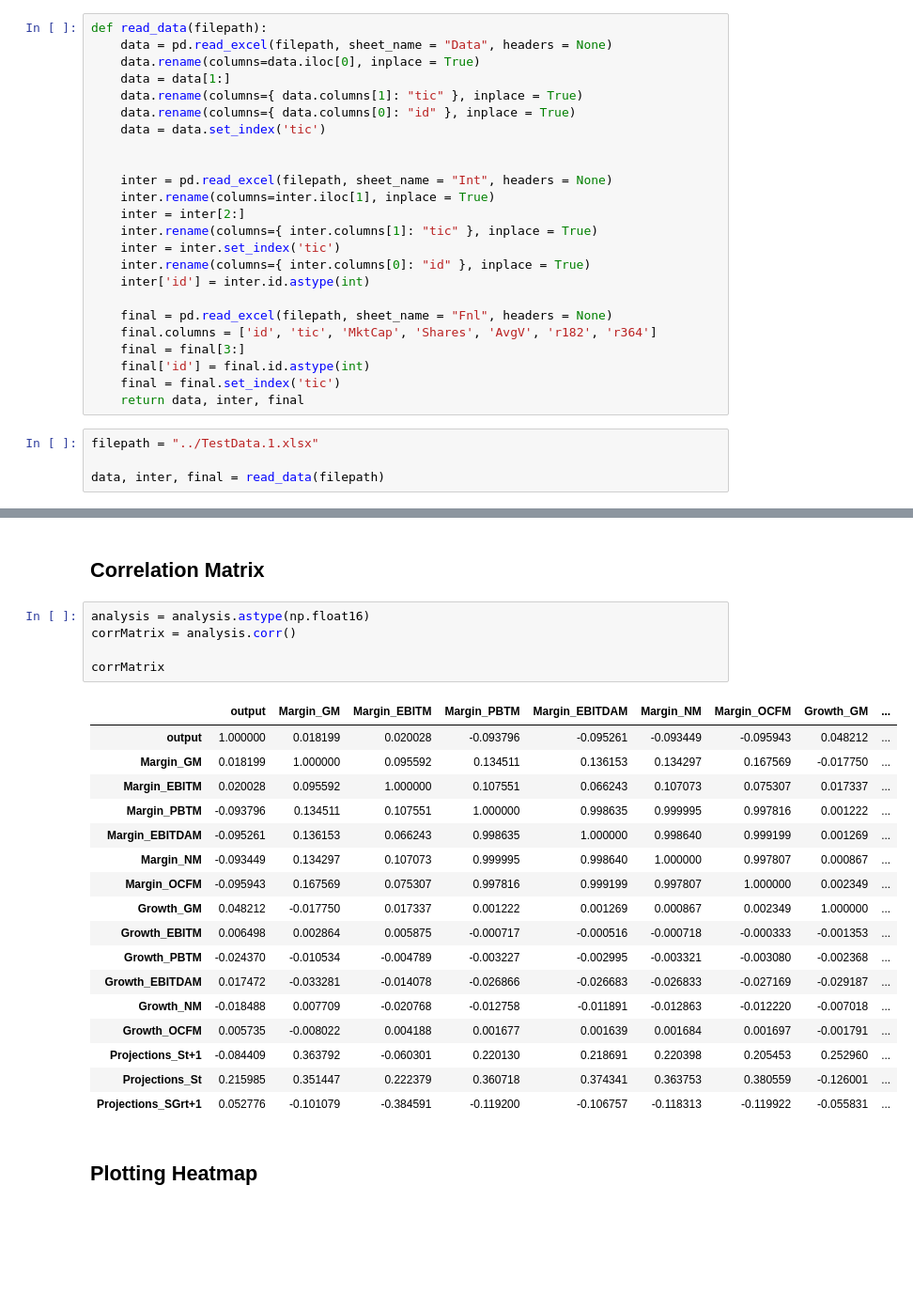
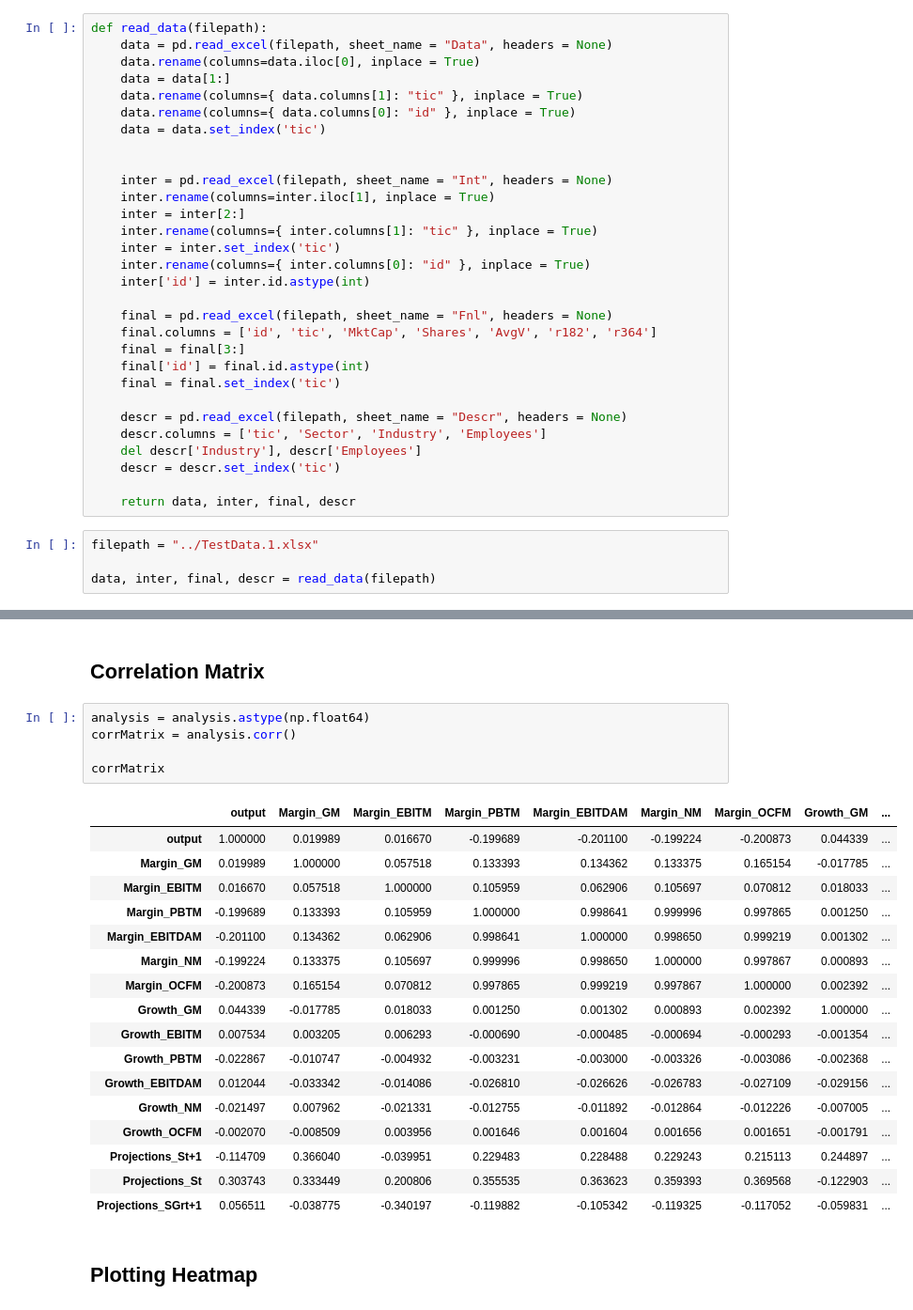
Before and after one commit to bajajahsaas/Analyzing-Financial-Data, a Jupyter notebook: notebooks/run.ipynb, the cells around one changed output, grey strips where cells are left out. Shown at 94% size. Drawn from its saved outputs; the diff is of its cells as text; blank space fills up the shorter version.

```diff
--- a/notebooks/run.ipynb
+++ b/notebooks/run.ipynb
@@ -27,11 +32,17 @@ def read_data(filepath):
     final = final[3:]
     final['id'] = final.id.astype(int)
     final = final.set_index('tic')
-    return data, inter, final
+
+    descr = pd.read_excel(filepath, sheet_name = "Descr", headers = None)
+    descr.columns = ['tic', 'Sector', 'Industry', 'Employees']
+    del descr['Industry'], descr['Employees']
+    descr = descr.set_index('tic')
+
+    return data, inter, final, descr
 # %%
 filepath = "../TestData.1.xlsx"
 
-data, inter, final = read_data(filepath)
+data, inter, final, descr = read_data(filepath)
 # %% [markdown]
 ## Independent Variables
 # %%
@@ -157,28 +168,28 @@ analysis
 # %% [markdown]
 ## Correlation Matrix
 # %%
-analysis = analysis.astype(np.float16)
+analysis = analysis.astype(np.float64)
 corrMatrix = analysis.corr()
 
 corrMatrix
 # %% [output]
 |  | output | Margin_GM | Margin_EBITM | Margin_PBTM | Margin_EBITDAM | Margin_NM | Margin_OCFM | Growth_GM | ... |
-| output | 1.000000 | 0.018199 | 0.020028 | -0.093796 | -0.095261 | -0.093449 | -0.095943 | 0.048212 | ... |
-| Margin_GM | 0.018199 | 1.000000 | 0.095592 | 0.134511 | 0.136153 | 0.134297 | 0.167569 | -0.017750 | ... |
-| Margin_EBITM | 0.020028 | 0.095592 | 1.000000 | 0.107551 | 0.066243 | 0.107073 | 0.075307 | 0.017337 | ... |
-| Margin_PBTM | -0.093796 | 0.134511 | 0.107551 | 1.000000 | 0.998635 | 0.999995 | 0.997816 | 0.001222 | ... |
-| Margin_EBITDAM | -0.095261 | 0.136153 | 0.066243 | 0.998635 | 1.000000 | 0.998640 | 0.999199 | 0.001269 | ... |
-| Margin_NM | -0.093449 | 0.134297 | 0.107073 | 0.999995 | 0.998640 | 1.000000 | 0.997807 | 0.000867 | ... |
-| Margin_OCFM | -0.095943 | 0.167569 | 0.075307 | 0.997816 | 0.999199 | 0.997807 | 1.000000 | 0.002349 | ... |
-| Growth_GM | 0.048212 | -0.017750 | 0.017337 | 0.001222 | 0.001269 | 0.000867 | 0.002349 | 1.000000 | ... |
-| Growth_EBITM | 0.006498 | 0.002864 | 0.005875 | -0.000717 | -0.000516 | -0.000718 | -0.000333 | -0.001353 | ... |
-| Growth_PBTM | -0.024370 | -0.010534 | -0.004789 | -0.003227 | -0.002995 | -0.003321 | -0.003080 | -0.002368 | ... |
-| Growth_EBITDAM | 0.017472 | -0.033281 | -0.014078 | -0.026866 | -0.026683 | -0.026833 | -0.027169 | -0.029187 | ... |
-| Growth_NM | -0.018488 | 0.007709 | -0.020768 | -0.012758 | -0.011891 | -0.012863 | -0.012220 | -0.007018 | ... |
-| Growth_OCFM | 0.005735 | -0.008022 | 0.004188 | 0.001677 | 0.001639 | 0.001684 | 0.001697 | -0.001791 | ... |
-| Projections_St+1 | -0.084409 | 0.363792 | -0.060301 | 0.220130 | 0.218691 | 0.220398 | 0.205453 | 0.252960 | ... |
-| Projections_St | 0.215985 | 0.351447 | 0.222379 | 0.360718 | 0.374341 | 0.363753 | 0.380559 | -0.126001 | ... |
-| Projections_SGrt+1 | 0.052776 | -0.101079 | -0.384591 | -0.119200 | -0.106757 | -0.118313 | -0.119922 | -0.055831 | ... |
+| output | 1.000000 | 0.019989 | 0.016670 | -0.199689 | -0.201100 | -0.199224 | -0.200873 | 0.044339 | ... |
+| Margin_GM | 0.019989 | 1.000000 | 0.057518 | 0.133393 | 0.134362 | 0.133375 | 0.165154 | -0.017785 | ... |
+| Margin_EBITM | 0.016670 | 0.057518 | 1.000000 | 0.105959 | 0.062906 | 0.105697 | 0.070812 | 0.018033 | ... |
+| Margin_PBTM | -0.199689 | 0.133393 | 0.105959 | 1.000000 | 0.998641 | 0.999996 | 0.997865 | 0.001250 | ... |
+| Margin_EBITDAM | -0.201100 | 0.134362 | 0.062906 | 0.998641 | 1.000000 | 0.998650 | 0.999219 | 0.001302 | ... |
+| Margin_NM | -0.199224 | 0.133375 | 0.105697 | 0.999996 | 0.998650 | 1.000000 | 0.997867 | 0.000893 | ... |
+| Margin_OCFM | -0.200873 | 0.165154 | 0.070812 | 0.997865 | 0.999219 | 0.997867 | 1.000000 | 0.002392 | ... |
+| Growth_GM | 0.044339 | -0.017785 | 0.018033 | 0.001250 | 0.001302 | 0.000893 | 0.002392 | 1.000000 | ... |
+| Growth_EBITM | 0.007534 | 0.003205 | 0.006293 | -0.000690 | -0.000485 | -0.000694 | -0.000293 | -0.001354 | ... |
+| Growth_PBTM | -0.022867 | -0.010747 | -0.004932 | -0.003231 | -0.003000 | -0.003326 | -0.003086 | -0.002368 | ... |
+| Growth_EBITDAM | 0.012044 | -0.033342 | -0.014086 | -0.026810 | -0.026626 | -0.026783 | -0.027109 | -0.029156 | ... |
+| Growth_NM | -0.021497 | 0.007962 | -0.021331 | -0.012755 | -0.011892 | -0.012864 | -0.012226 | -0.007005 | ... |
+| Growth_OCFM | -0.002070 | -0.008509 | 0.003956 | 0.001646 | 0.001604 | 0.001656 | 0.001651 | -0.001791 | ... |
+| Projections_St+1 | -0.114709 | 0.366040 | -0.039951 | 0.229483 | 0.228488 | 0.229243 | 0.215113 | 0.244897 | ... |
+| Projections_St | 0.303743 | 0.333449 | 0.200806 | 0.355535 | 0.363623 | 0.359393 | 0.369568 | -0.122903 | ... |
+| Projections_SGrt+1 | 0.056511 | -0.038775 | -0.340197 | -0.119882 | -0.105342 | -0.119325 | -0.117052 | -0.059831 | ... |
 # %% [markdown]
 ## Plotting Heatmap
 # %%
```
Also changed, not shown: parts of 19 cells of this notebook, 3 other files.
